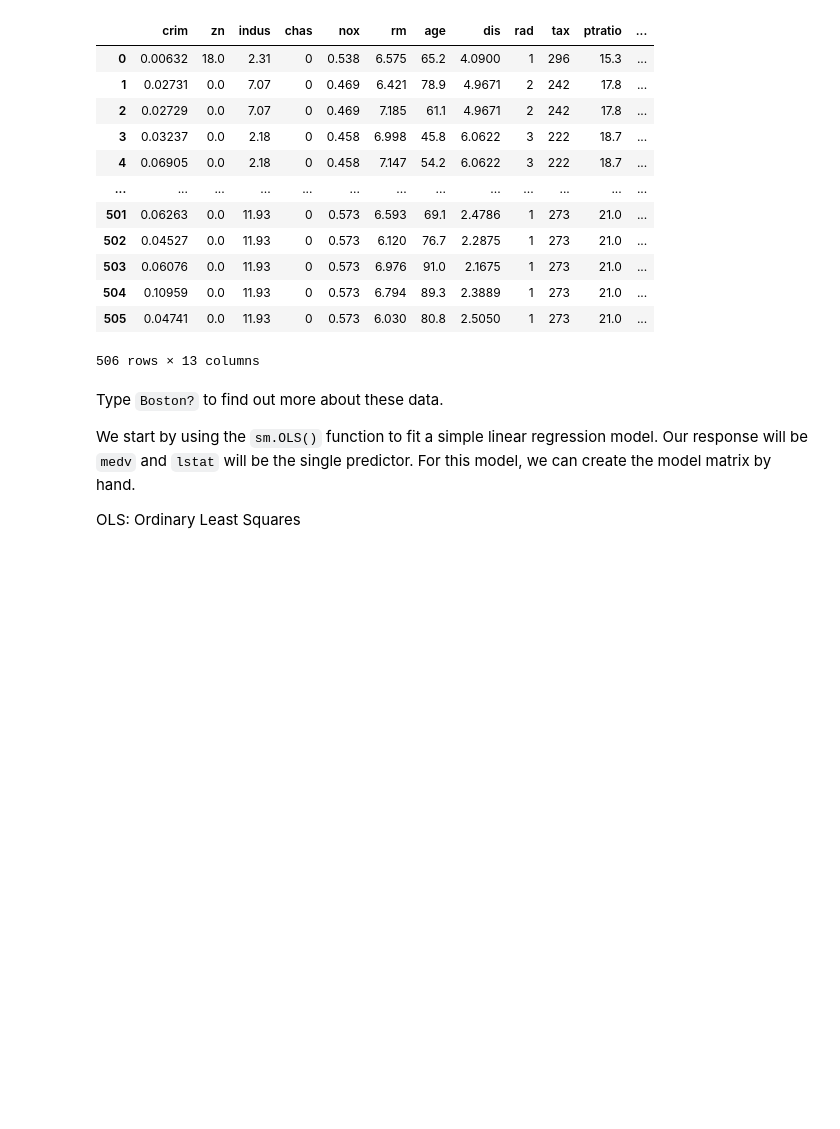
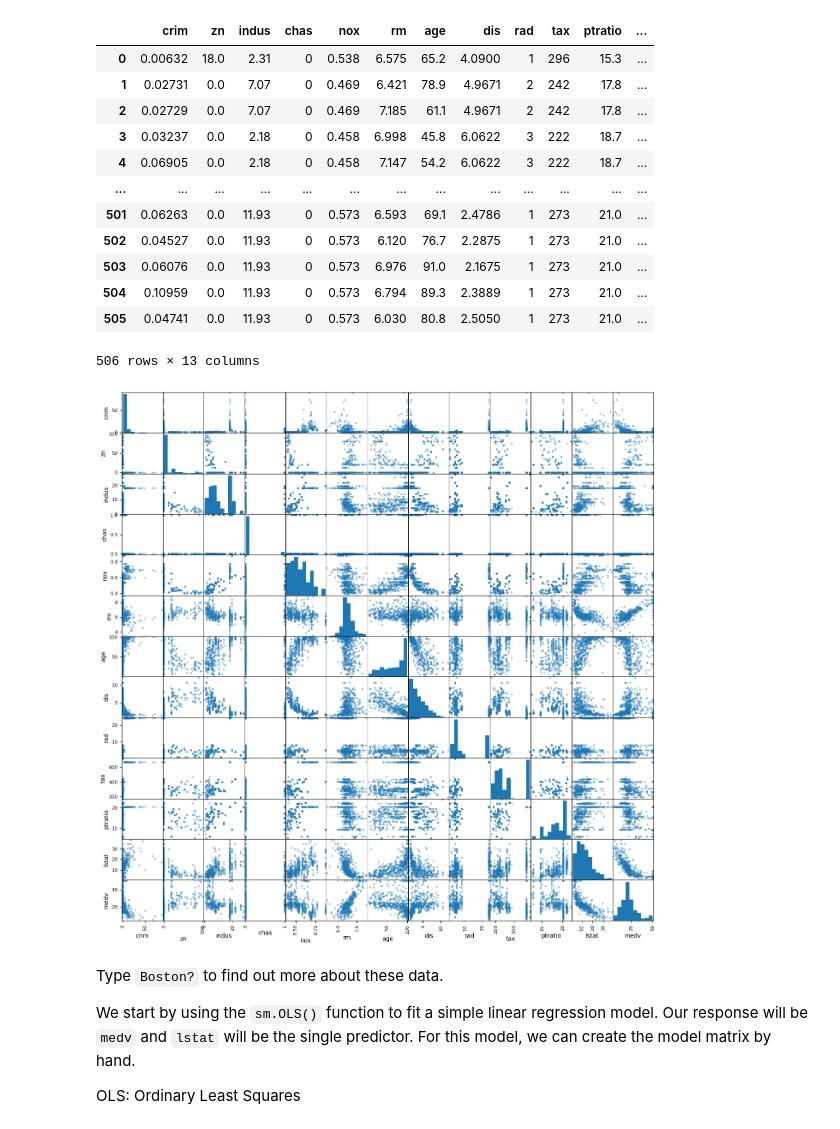
Before and after one commit to FDrico/statistical_learning, a Jupyter notebook: notebooks/Ch03-linreg-lab.ipynb, the cells around one changed output. Cells and saved outputs as stored; diff of their text form; code cells hidden in the pictures; blank space fills up the shorter version.

```diff
--- a/notebooks/Ch03-linreg-lab.ipynb
+++ b/notebooks/Ch03-linreg-lab.ipynb
@@ -81,6 +82,22 @@ Index(['crim', 'zn', 'indus', 'chas', 'nox', 'rm', 'age', 'dis', 'rad', 'tax',
 | 504 | 0.10959 | 0.0 | 11.93 | 0 | 0.573 | 6.794 | 89.3 | 2.3889 | 1 | 273 | 21.0 | ... |
 | 505 | 0.04741 | 0.0 | 11.93 | 0 | 0.573 | 6.030 | 80.8 | 2.5050 | 1 | 273 | 21.0 | ... |
 506 rows × 13 columns
+# %%
+pd.plotting.scatter_matrix(Boston[['crim',
+                                 'zn',
+                                 'indus',
+                                  'chas',
+                                  'nox',
+                                  'rm',
+                                  'age',
+                                  'dis',
+                                  'rad',
+                                  'tax',
+                                  'ptratio',
+                                  'lstat',
+                                  'medv']], figsize=(16,16));
+# %% [output]
+[figure, added]
 # %% [markdown]
 Type `Boston?` to find out more about these data.
 
```
Also changed, not shown: parts of 36 cells of this notebook, 1 other file.
